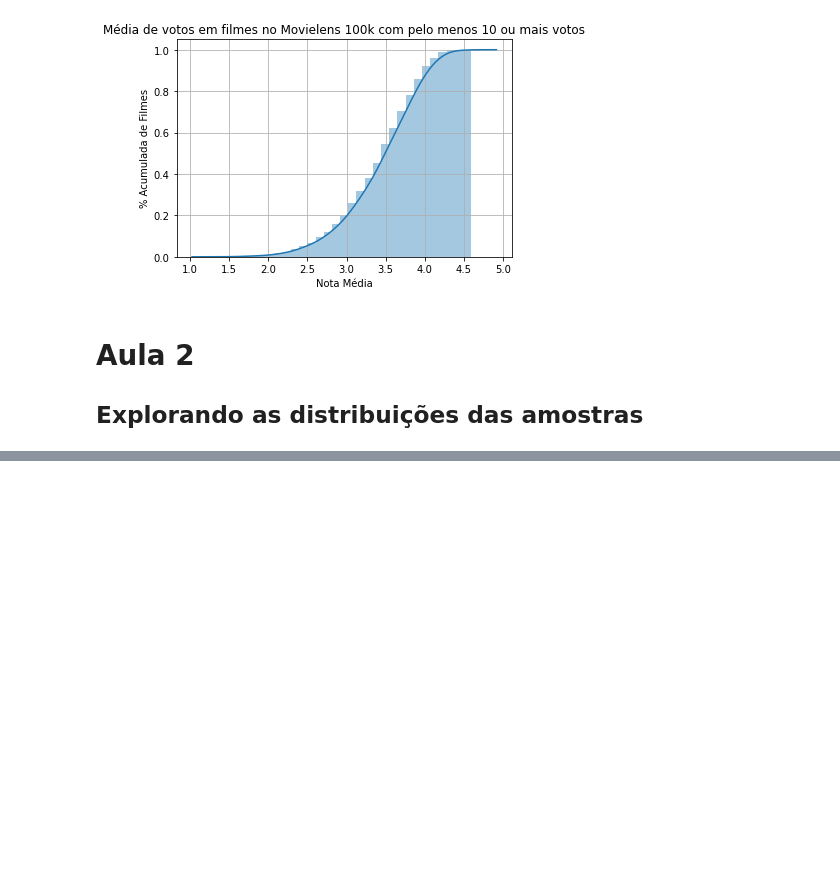
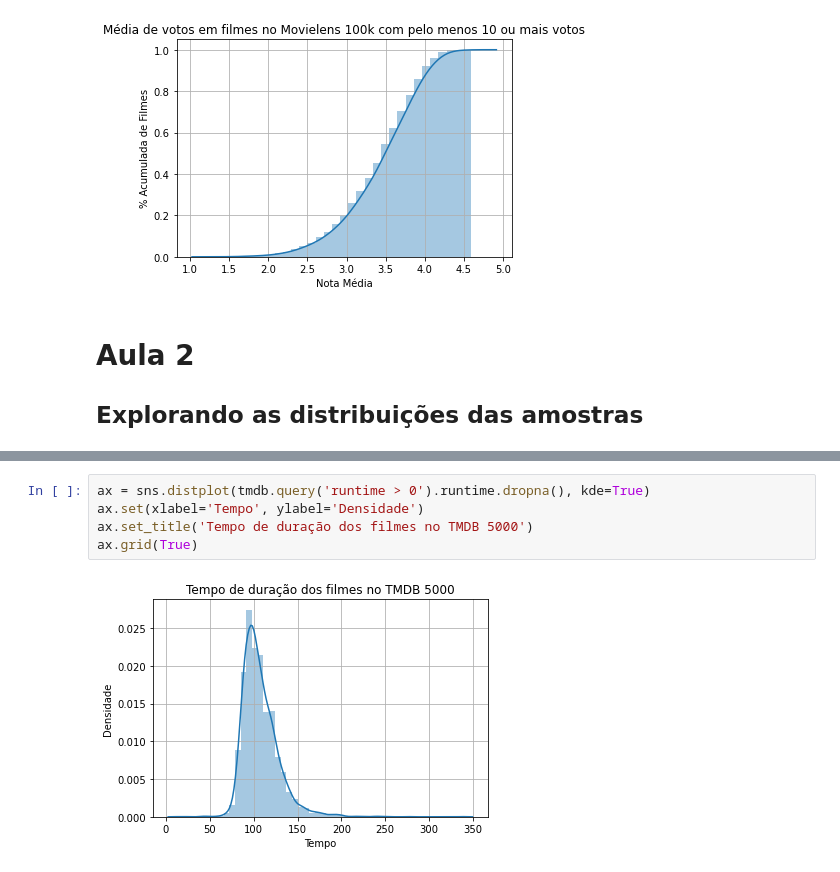
Before and after one commit to Julio-Cezar-Candido/Curso-Data-Science-Introducao-a-testes-estatisticos-com-Python, a Jupyter notebook: Aulas.ipynb, the cells around one changed output, grey strips where cells are left out. Drawn from its saved outputs; the diff is of its cells as text; blank space fills up the shorter version.

```diff
--- a/Aulas.ipynb
+++ b/Aulas.ipynb
@@ -186,0 +250,7 @@ ax.grid(True)
+# %%
+ax = sns.distplot(tmdb.query('runtime > 0').runtime.dropna(), kde=True)
+ax.set(xlabel='Tempo', ylabel='Densidade')
+ax.set_title('Tempo de duração dos filmes no TMDB 5000')
+ax.grid(True)
+# %% [output]
+[figure, added]
```
Also changed, not shown: parts of 44 cells of this notebook.
